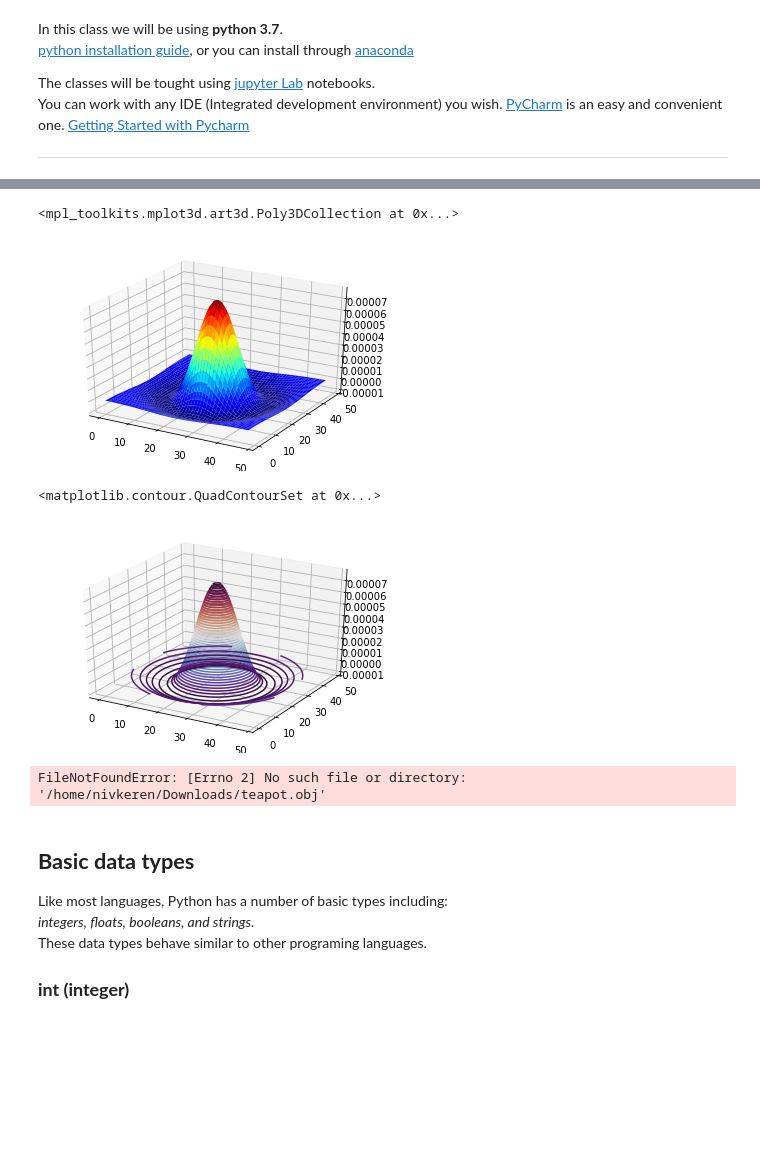
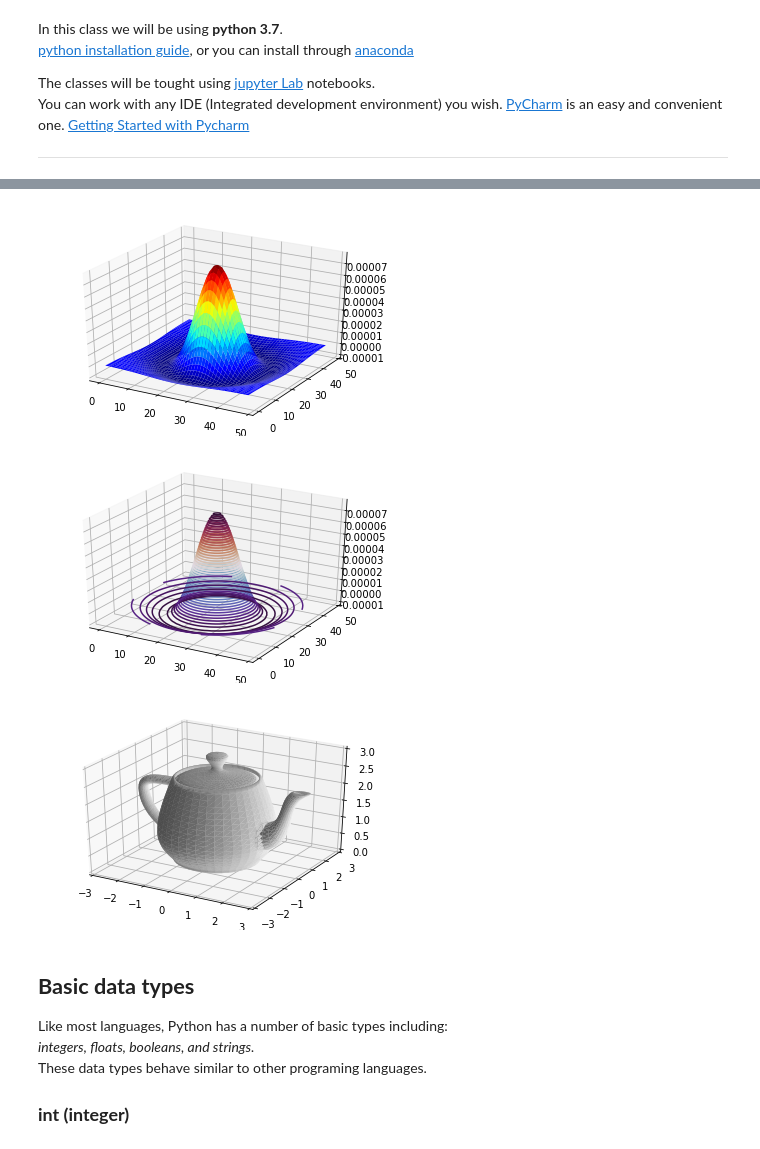
Before and after one commit to nivkeren/computational-methods, a Jupyter notebook: Lesson1.ipynb, the cells around one changed output, grey strips where cells are left out. Drawn from its saved outputs; the diff is of its cells as text; code cells hidden in the pictures; blank space fills up the shorter version.

Commit message:
fixed teapot problem

```diff
--- a/Lesson1.ipynb
+++ b/Lesson1.ipynb
@@ -27,6 +27,6 @@ You can work with any IDE (Integrated development environment) you wish. [PyChar
 from mpl_toolkits import mplot3d
 import numpy as np
 import matplotlib.pyplot as plt
-# plt.rcParams["figure.figsize"] = 12.8, 9.6
+plt.rcParams["figure.figsize"] = 12.8, 9.6
 
-%matplotlib
+%matplotlib inline
@@ -51,46 +51,46 @@ plt.show()
 # %%
 ax = plt.axes(projection='3d')
 ax.plot_surface(X2, Y2, Z2, cmap='jet')
+plt.show()
 # %% [output]
-<mpl_toolkits.mplot3d.art3d.Poly3DCollection at 0x...>
 [figure]
 # %%
 ax = plt.axes(projection='3d')
 ax.contour3D(X2, Y2, Z2, 55, cmap='twilight_shifted')
+plt.show()
 # %% [output]
-<matplotlib.contour.QuadContourSet at 0x...>
 [figure]
 # %%
 def read_obj(filename):
     triangles = []
     vertices = []
     with open(filename) as file:
         for line in file:
             components = line.strip(' \n').split(' ')
             if components[0] == "f": # face data
                 # e.g. "f 1/1/1/ 2/2/2 3/3/3 4/4/4 ..."
                 indices = list(map(lambda c: int(c.split('/')[0]) - 1, components[1:]))
                 for i in range(0, len(indices) - 2):
                     triangles.append(indices[i: i+3])
             elif components[0] == "v": # vertex data
                 # e.g. "v  30.2180 89.5757 -76.8089"
                 vertex = list(map(lambda c: float(c), components[1:]))
                 vertices.append(vertex)
     return np.array(vertices), np.array(triangles)
 
 
-vertices, triangles = read_obj('/home/nivkeren/Downloads/teapot.obj')
+vertices, triangles = read_obj('files/teapot.obj')
 x = vertices[:,0]
 y = vertices[:,1]
 z = vertices[:,2]
 ax = plt.axes(projection='3d')
 ax.set_xlim([-3, 3])
 ax.set_ylim([-3, 3])
 ax.set_zlim([0, 3])
 ax.plot_trisurf(x, z, triangles, y, shade=True, color='white')
 plt.show()
 # %% [output]
-FileNotFoundError: [Errno 2] No such file or directory: '/home/nivkeren/Downloads/teapot.obj'
+[figure, added]
 # %% [markdown]
 ## **Basic data types**
 Like most languages, Python has a number of basic types including:
```
Also changed, not shown: parts of 38 cells of this notebook, 1 other file.
